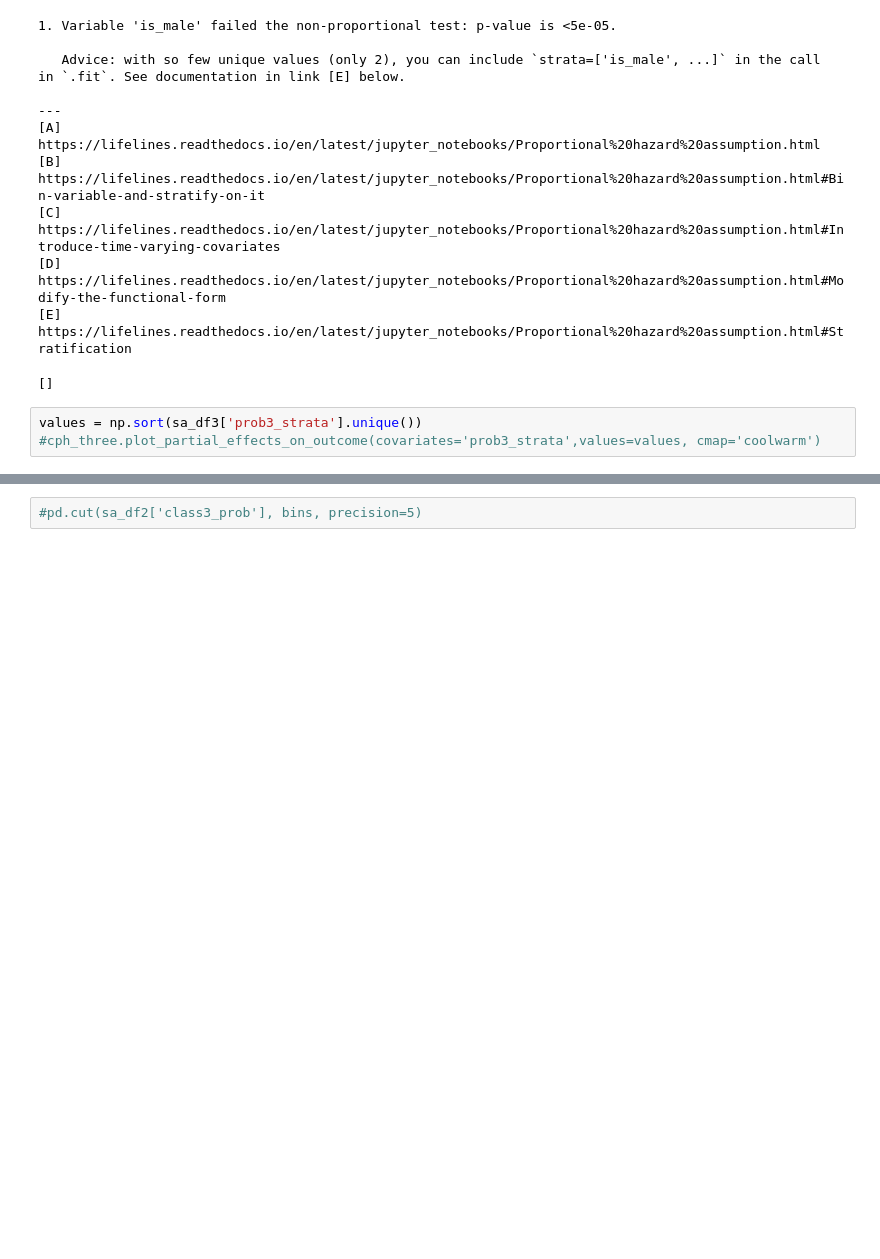
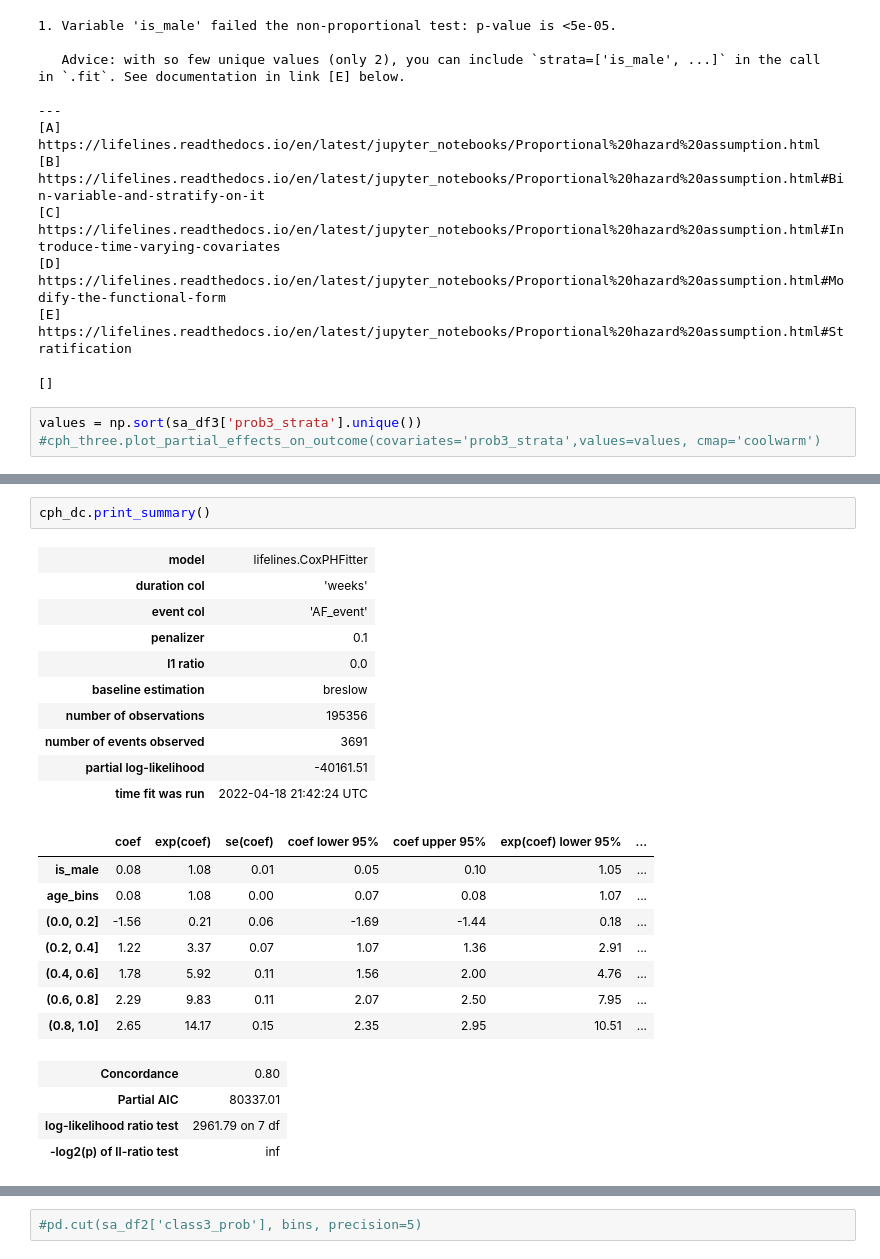
Before and after one commit to mygithth27/af-risk-prediction-by-ecg-dnn, a Jupyter notebook: survival_model.ipynb, the cells around one changed output, grey strips where cells are left out. Cells and saved outputs as stored; diff of their text form; blank space fills up the shorter version.

```diff
--- a/survival_model.ipynb
+++ b/survival_model.ipynb
@@ -554,0 +631,25 @@ values = np.sort(sa_df3['prob3_strata'].unique())
+# %%
+cph_dc.print_summary()
+# %% [output]
+| model | lifelines.CoxPHFitter |
+| duration col | 'weeks' |
+| event col | 'AF_event' |
+| penalizer | 0.1 |
+| l1 ratio | 0.0 |
+| baseline estimation | breslow |
+| number of observations | 195356 |
+| number of events observed | 3691 |
+| partial log-likelihood | -40161.51 |
+| time fit was run | 2022-04-18 21:42:24 UTC |
+|  | coef | exp(coef) | se(coef) | coef lower 95% | coef upper 95% | exp(coef) lower 95% | ... |
+| is_male | 0.08 | 1.08 | 0.01 | 0.05 | 0.10 | 1.05 | ... |
+| age_bins | 0.08 | 1.08 | 0.00 | 0.07 | 0.08 | 1.07 | ... |
+| (0.0, 0.2] | -1.56 | 0.21 | 0.06 | -1.69 | -1.44 | 0.18 | ... |
+| (0.2, 0.4] | 1.22 | 3.37 | 0.07 | 1.07 | 1.36 | 2.91 | ... |
+| (0.4, 0.6] | 1.78 | 5.92 | 0.11 | 1.56 | 2.00 | 4.76 | ... |
+| (0.6, 0.8] | 2.29 | 9.83 | 0.11 | 2.07 | 2.50 | 7.95 | ... |
+| (0.8, 1.0] | 2.65 | 14.17 | 0.15 | 2.35 | 2.95 | 10.51 | ... |
+| Concordance | 0.80 |
+| Partial AIC | 80337.01 |
+| log-likelihood ratio test | 2961.79 on 7 df |
+| -log2(p) of ll-ratio test | inf |
```
Also changed, not shown: parts of 16 cells of this notebook.
